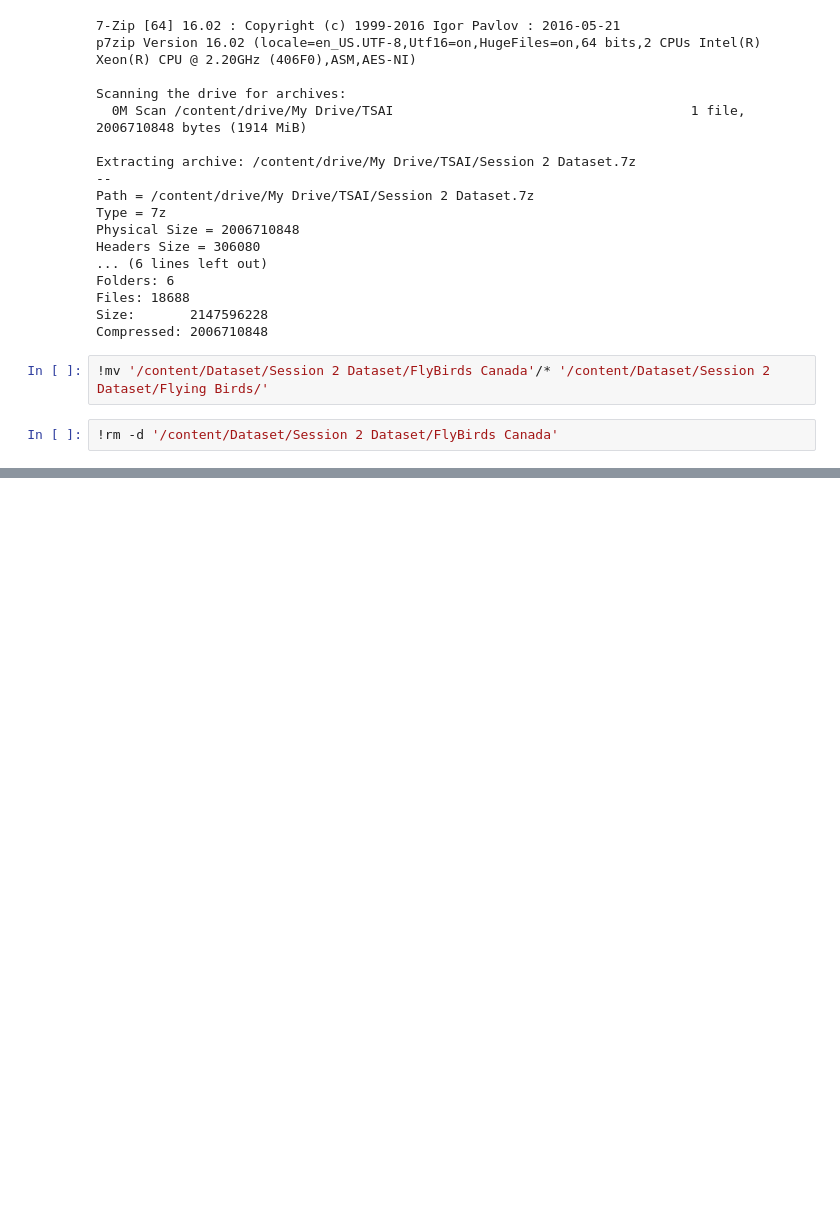
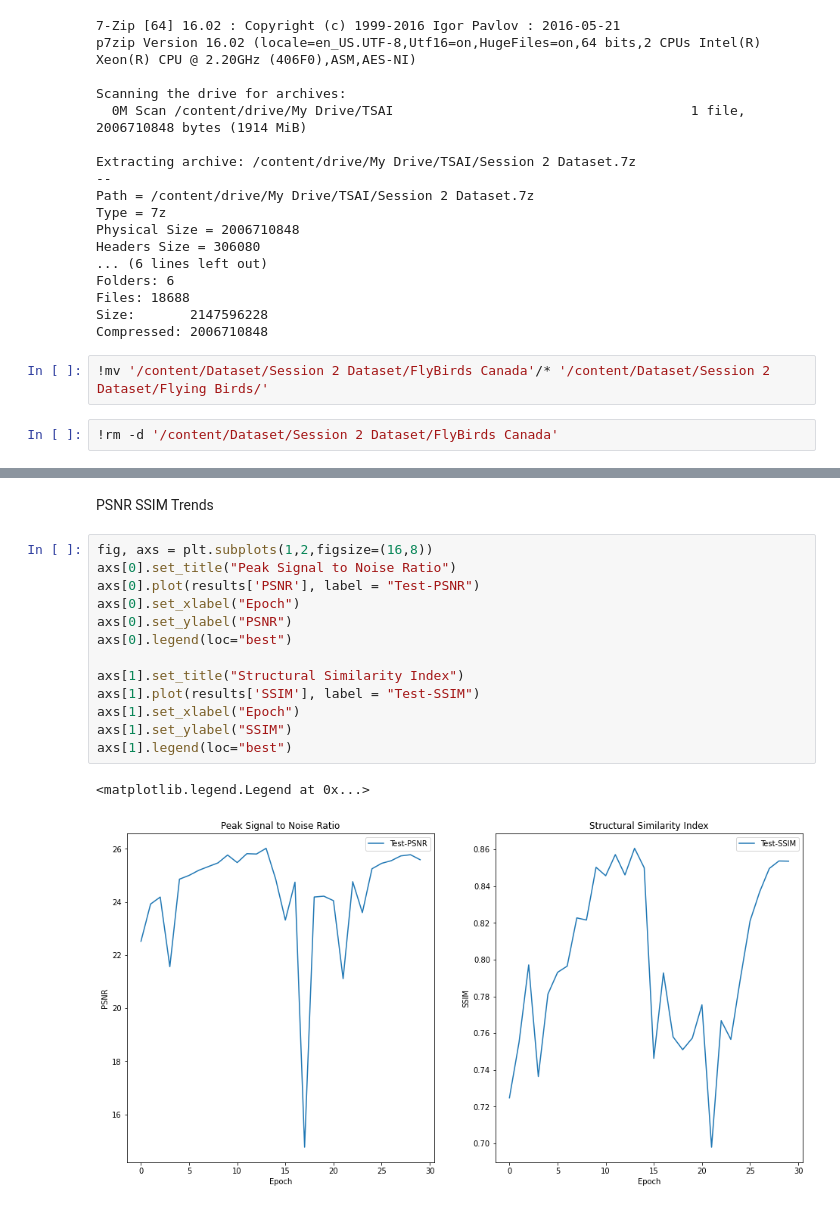
Before and after one commit to pankaj90382/TSAI-2, a Jupyter notebook: S8/srgan/SRGAN.ipynb, the cells around one changed output, grey strips where cells are left out. Saved outputs shown, nothing was run; the diff lists cells and outputs as text; blank space fills up the shorter version.

```diff
--- a/S8/srgan/SRGAN.ipynb
+++ b/S8/srgan/SRGAN.ipynb
@@ -91,0 +178,18 @@ Train Images Data:- 17613, Test Images Data:- 18
+# %% [markdown]
+PSNR SSIM Trends
+# %%
+fig, axs = plt.subplots(1,2,figsize=(16,8))
+axs[0].set_title("Peak Signal to Noise Ratio")
+axs[0].plot(results['PSNR'], label = "Test-PSNR")
+axs[0].set_xlabel("Epoch")
+axs[0].set_ylabel("PSNR")
+axs[0].legend(loc="best")
+
+axs[1].set_title("Structural Similarity Index")
+axs[1].plot(results['SSIM'], label = "Test-SSIM")
+axs[1].set_xlabel("Epoch")
+axs[1].set_ylabel("SSIM")
+axs[1].legend(loc="best")
+# %% [output]
+<matplotlib.legend.Legend at 0x...>
+[figure, added]
```
Also changed, not shown: parts of 13 cells of this notebook, 8 other files.
